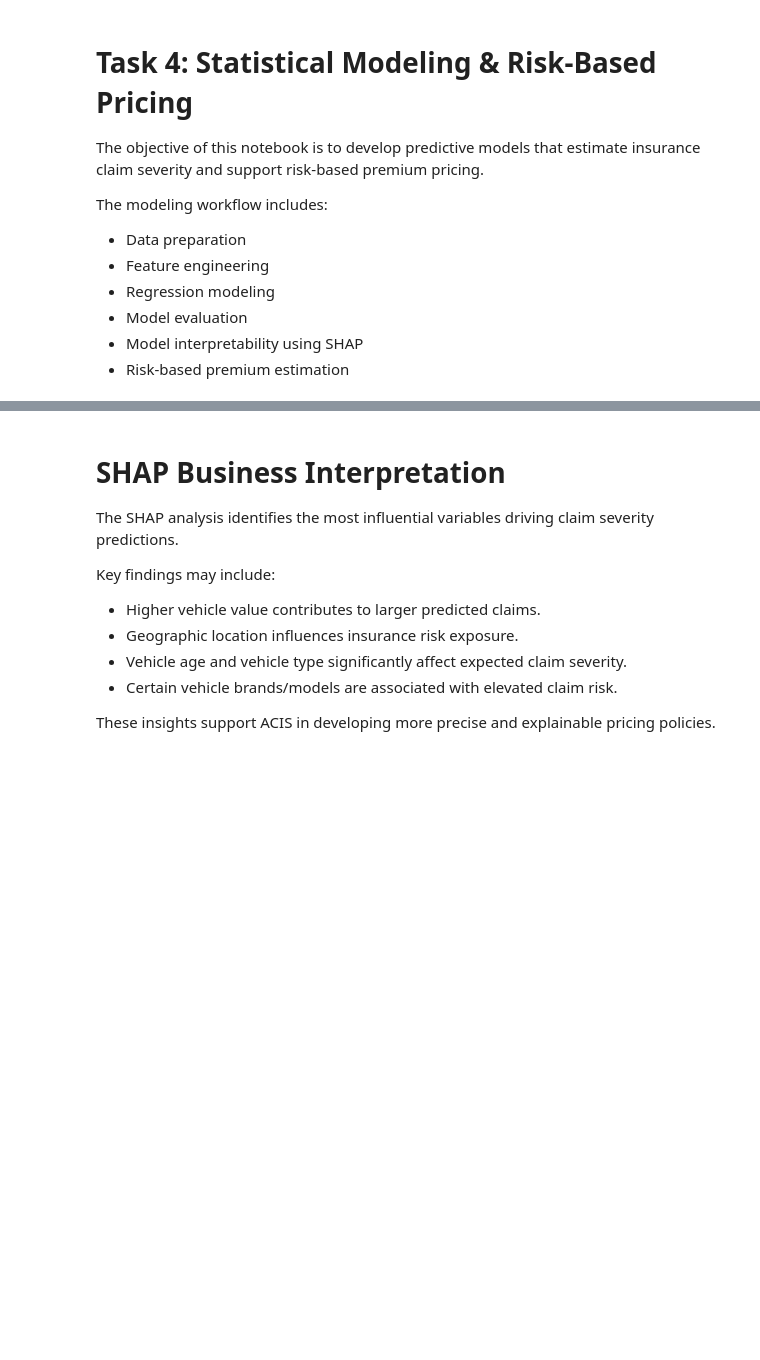
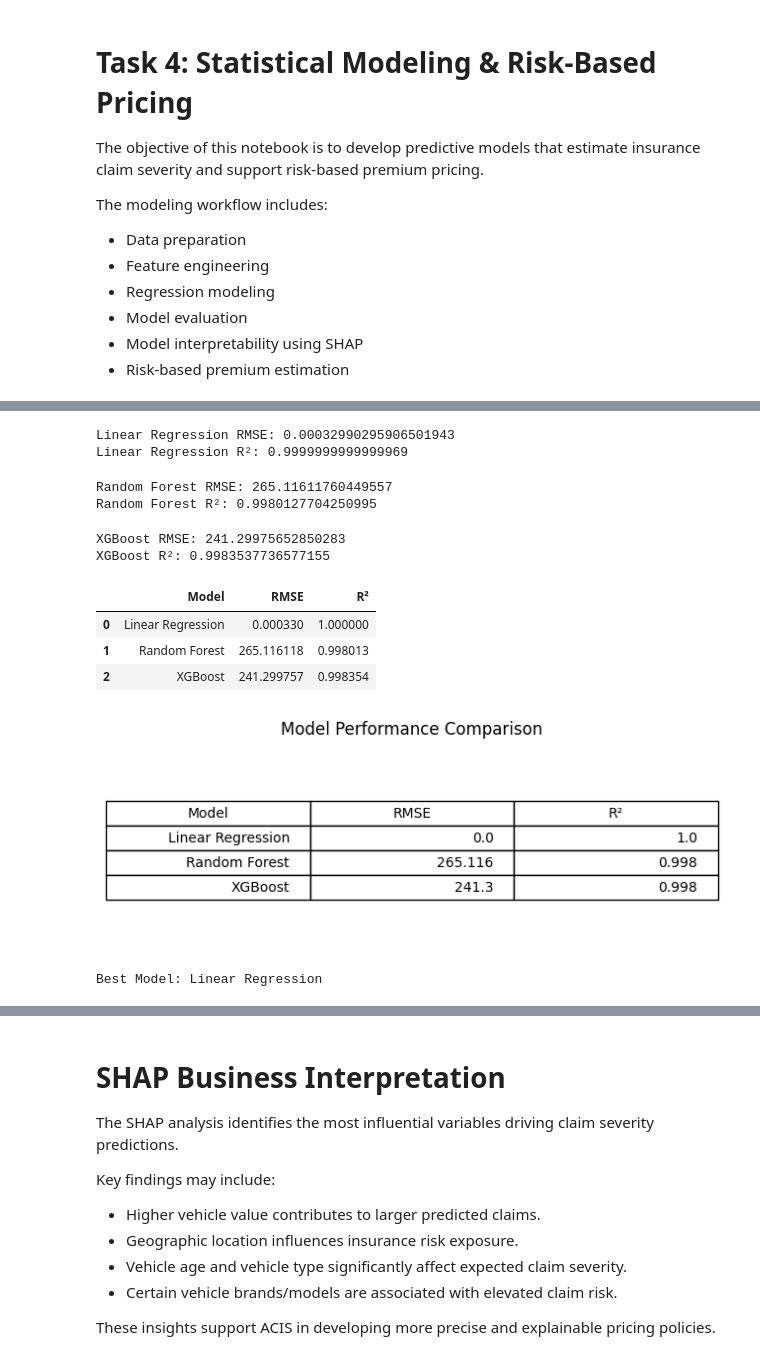
Before and after one commit to MariyaEA/insurance-risk-analytics, a Jupyter notebook: notebooks/03_modeling.ipynb, the cells around one changed output, grey strips where cells are left out. Saved outputs shown, nothing was run; the diff lists cells and outputs as text; code cells hidden in the pictures; blank space fills up the shorter version.

```diff
--- a/notebooks/03_modeling.ipynb
+++ b/notebooks/03_modeling.ipynb
@@ -59,17 +69,18 @@ claims_df.shape
 # %%
-features = [
+candidate_features = [
     "Province",
-    "PostalCode",
     "VehicleType",
     "AutoMake",
     "VehicleModel",
-    "RegistrationYear",
     "CustomValueEstimate",
-    "Cylinders",
-    "Kilowatts",
-    "CapitalOutstanding",
-    "NumberOfDoors",
-    "Margin"
+    "Margin",
+    "Gender",
+    "TotalPremium",
+    "LossRatio"
 ]
 
+features = [col for col in candidate_features if col in claims_df.columns]
+
 target = "TotalClaims"
+
+print("Selected features:", features)
@@ -131,6 +147,9 @@ linear_r2 = r2_score(y_test, linear_preds)
 
 print("Linear Regression RMSE:", linear_rmse)
 print("Linear Regression R²:", linear_r2)
+# %% [output]
+Linear Regression RMSE: 0.00032990295906501943
+Linear Regression R²: 0.9999999999999969
 # %%
 rf_model = Pipeline(
     steps=[
@@ -155,6 +174,9 @@ rf_r2 = r2_score(y_test, rf_preds)
 
 print("Random Forest RMSE:", rf_rmse)
 print("Random Forest R²:", rf_r2)
+# %% [output]
+Random Forest RMSE: 265.11611760449557
+Random Forest R²: 0.9980127704250995
 # %%
 xgb_model = Pipeline(
     steps=[
@@ -180,6 +202,9 @@ xgb_r2 = r2_score(y_test, xgb_preds)
 
 print("XGBoost RMSE:", xgb_rmse)
 print("XGBoost R²:", xgb_r2)
+# %% [output]
+XGBoost RMSE: 241.29975652850283
+XGBoost R²: 0.9983537736577155
 # %%
 model_results = pd.DataFrame({
     "Model": [
@@ -200,12 +225,42 @@ model_results = pd.DataFrame({
 })
 
 model_results
+# %% [output]
+|  | Model | RMSE | R² |
+| 0 | Linear Regression | 0.000330 | 1.000000 |
+| 1 | Random Forest | 265.116118 | 0.998013 |
+| 2 | XGBoost | 241.299757 | 0.998354 |
+# %%
+fig, ax = plt.subplots(figsize=(8, 2.5))
+
+ax.axis("tight")
+ax.axis("off")
+
+table = ax.table(
+    cellText=model_results.round(3).values,
+    colLabels=model_results.columns,
+    loc="center"
+)
+
+table.auto_set_font_size(False)
+table.set_fontsize(10)
+table.scale(1, 1.5)
+
+plt.title("Model Performance Comparison", pad=15)
+
+plt.savefig("../assets/model_results.png", bbox_inches="tight")
+
+plt.show()
+# %% [output]
+[figure, added]
 # %%
 best_model_name = model_results.sort_values(
     "RMSE"
 ).iloc[0]["Model"]
 
 print("Best Model:", best_model_name)
+# %% [output]
+Best Model: Linear Regression
 # %%
 X_processed = preprocessor.fit_transform(X_train)
 
```
Also changed, not shown: parts of 6 cells of this notebook, 6 other files.
